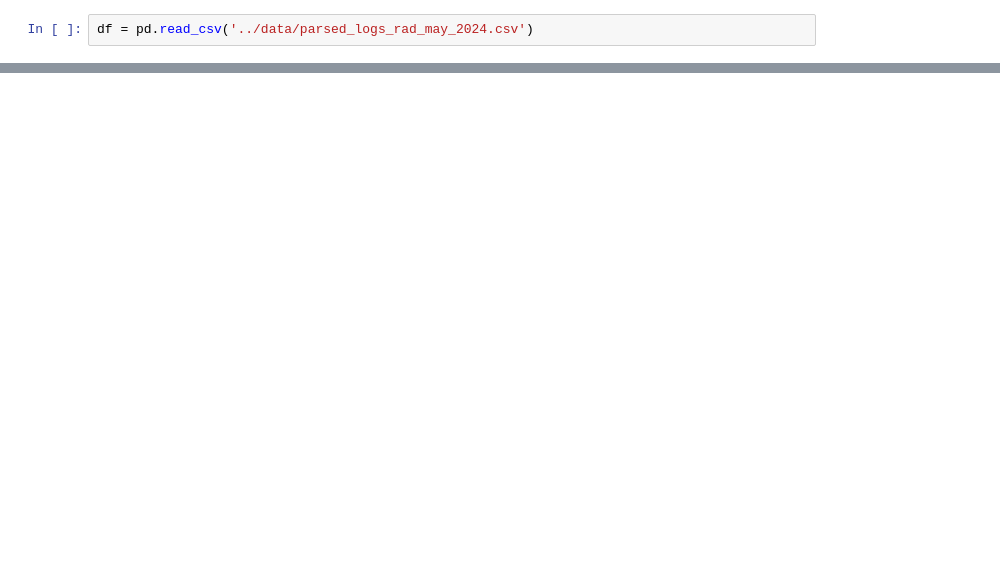
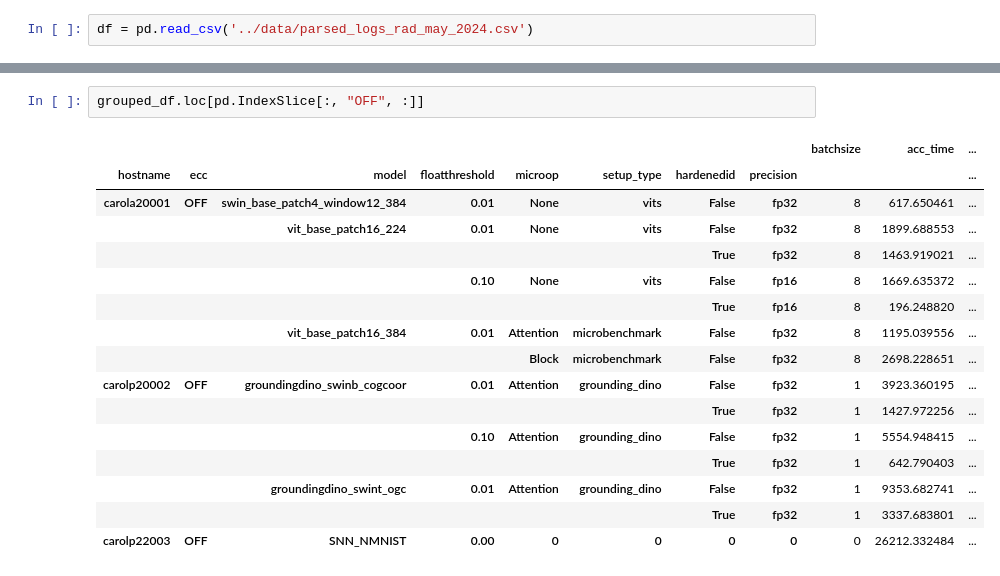
Before and after one commit to diehardnet/vitsreliability, a Jupyter notebook: parsers/show_rad_experiments_partial_results.ipynb, the cells around one changed output, grey strips where cells are left out. Saved outputs shown, nothing was run; the diff lists cells and outputs as text; blank space fills up the shorter version.

```diff
--- a/parsers/show_rad_experiments_partial_results.ipynb
+++ b/parsers/show_rad_experiments_partial_results.ipynb
@@ -41,0 +49,19 @@ grouped_df
+# %%
+grouped_df.loc[pd.IndexSlice[:, "OFF", :]]
+# %% [output]
+|  |  |  |  |  |  |  |  | batchsize | acc_time | ... |
+| hostname | ecc | model | floatthreshold | microop | setup_type | hardenedid | precision |  |  | ... |
+| carola20001 | OFF | swin_base_patch4_window12_384 | 0.01 | None | vits | False | fp32 | 8 | 617.650461 | ... |
+|  |  | vit_base_patch16_224 | 0.01 | None | vits | False | fp32 | 8 | 1899.688553 | ... |
+|  |  |  |  |  |  | True | fp32 | 8 | 1463.919021 | ... |
+|  |  |  | 0.10 | None | vits | False | fp16 | 8 | 1669.635372 | ... |
+|  |  |  |  |  |  | True | fp16 | 8 | 196.248820 | ... |
+|  |  | vit_base_patch16_384 | 0.01 | Attention | microbenchmark | False | fp32 | 8 | 1195.039556 | ... |
+|  |  |  |  | Block | microbenchmark | False | fp32 | 8 | 2698.228651 | ... |
+| carolp20002 | OFF | groundingdino_swinb_cogcoor | 0.01 | Attention | grounding_dino | False | fp32 | 1 | 3923.360195 | ... |
+|  |  |  |  |  |  | True | fp32 | 1 | 1427.972256 | ... |
+|  |  |  | 0.10 | Attention | grounding_dino | False | fp32 | 1 | 5554.948415 | ... |
+|  |  |  |  |  |  | True | fp32 | 1 | 642.790403 | ... |
+|  |  | groundingdino_swint_ogc | 0.01 | Attention | grounding_dino | False | fp32 | 1 | 9353.682741 | ... |
+|  |  |  |  |  |  | True | fp32 | 1 | 3337.683801 | ... |
+| carolp22003 | OFF | SNN_NMNIST | 0.00 | 0 | 0 | 0 | 0 | 0 | 26212.332484 | ... |
```
Also changed, not shown: parts of 8 cells of this notebook.
